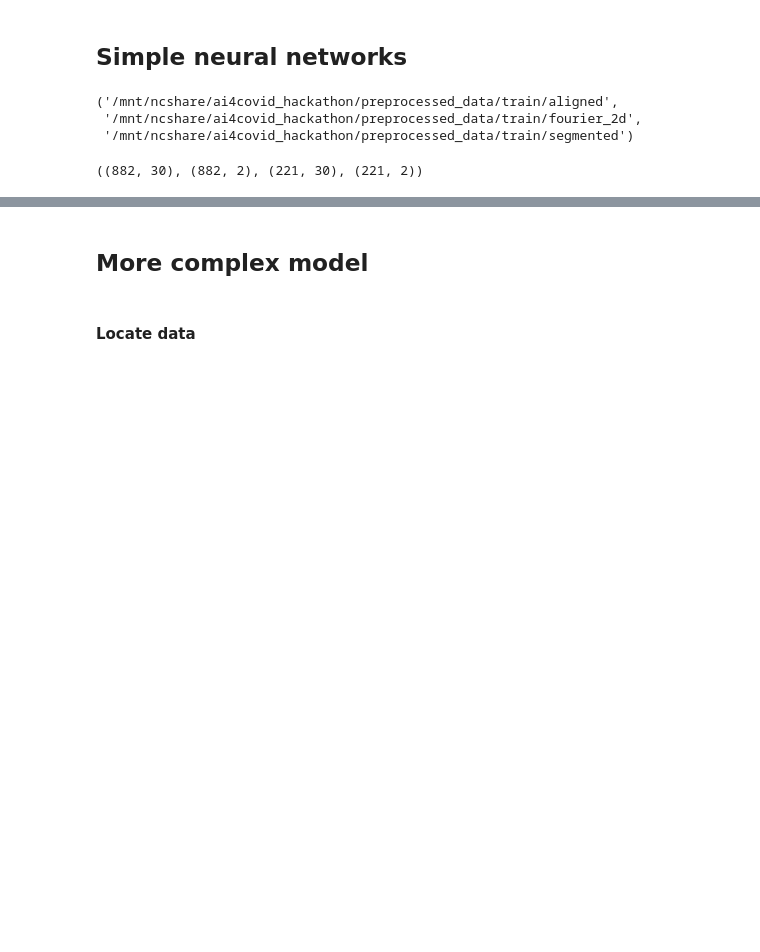
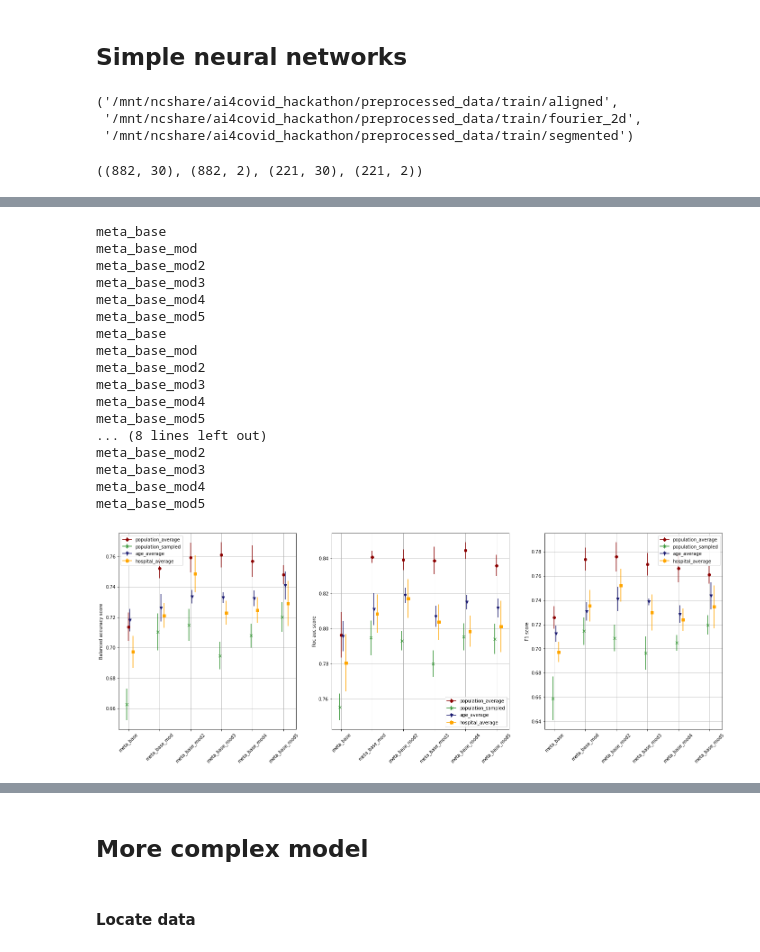
Before and after one commit to csabaiBio/ai4covid, a Jupyter notebook: notebooks/metrics.ipynb, the cells around one changed output, grey strips where cells are left out. Drawn from its saved outputs; the diff is of its cells as text; code cells hidden in the pictures; blank space fills up the shorter version.

```diff
--- a/notebooks/metrics.ipynb
+++ b/notebooks/metrics.ipynb
@@ -487,5 +810,12 @@ def five_fold_cv_model_eval_NN( model, dataset='population_average', columns=[])
 # %%
-models_to_run_NN = { 'meta_base': meta_model }
+models_to_run_NN = {
+    'meta_base': meta_model,
+    'meta_base_mod': meta_model_mod,
+    'meta_base_mod2': meta_model_mod2,
+    'meta_base_mod3': meta_model_mod3,
+    'meta_base_mod4': meta_model_mod4,
+    'meta_base_mod5': meta_model_mod5
+    }
 num_to_model_NN = dict( zip( np.arange(len(models_to_run_NN)), list(models_to_run_NN.keys()) ) )
 models_to_run_NN, num_to_model_NN
 # %% [output]
@@ -537,3 +877,29 @@ def fit_and_eval_models_NN( num_to_model, models_to_run, five_fold_cv_model_eval
         sc.set_label(dataset)
         if i == len(num_to_model)-1: # put legend at the last iteration to avoid duplicates
             legend_without_duplicate_labels(ax3)
+# %%
+fig = plt.figure( figsize=(24,8) )
+#fit_and_eval_models( num_to_model, models_to_run, fig, dataset='population_average', color='midnightblue', m='o', shift=0.0,)
+fit_and_eval_models_NN( num_to_model_NN, models_to_run_NN, dataset='population_average', color='darkred', m='o', start_idx=0, shift=0.0)
+fit_and_eval_models_NN( num_to_model_NN, models_to_run_NN, dataset='population_sampled', color='forestgreen', m='x', shift=-0.05)
+fit_and_eval_models_NN( num_to_model_NN, models_to_run_NN, dataset='age_average', color='midnightblue', m='v', shift=0.05)
+fit_and_eval_models_NN( num_to_model_NN, models_to_run_NN, dataset='hospital_average', color='orange', m='s', shift=0.15)
+# %% [output]
+meta_base
+meta_base_mod
+meta_base_mod2
+meta_base_mod3
+meta_base_mod4
+meta_base_mod5
+meta_base
+meta_base_mod
+meta_base_mod2
+meta_base_mod3
+meta_base_mod4
+meta_base_mod5
+... (8 lines left out)
+meta_base_mod2
+meta_base_mod3
+meta_base_mod4
+meta_base_mod5
+[figure, added]
```
Also changed, not shown: parts of 30 cells of this notebook, 4 other files.
